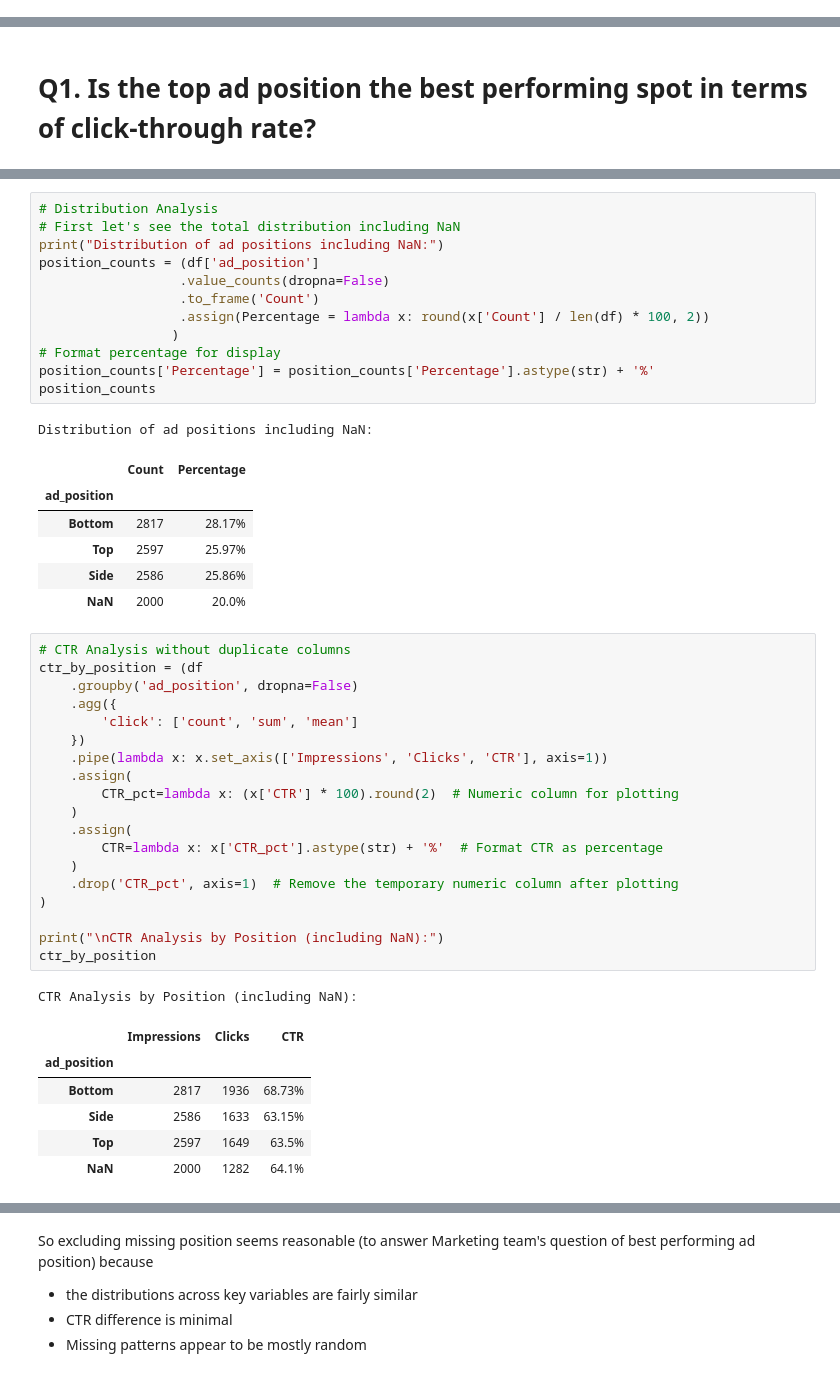
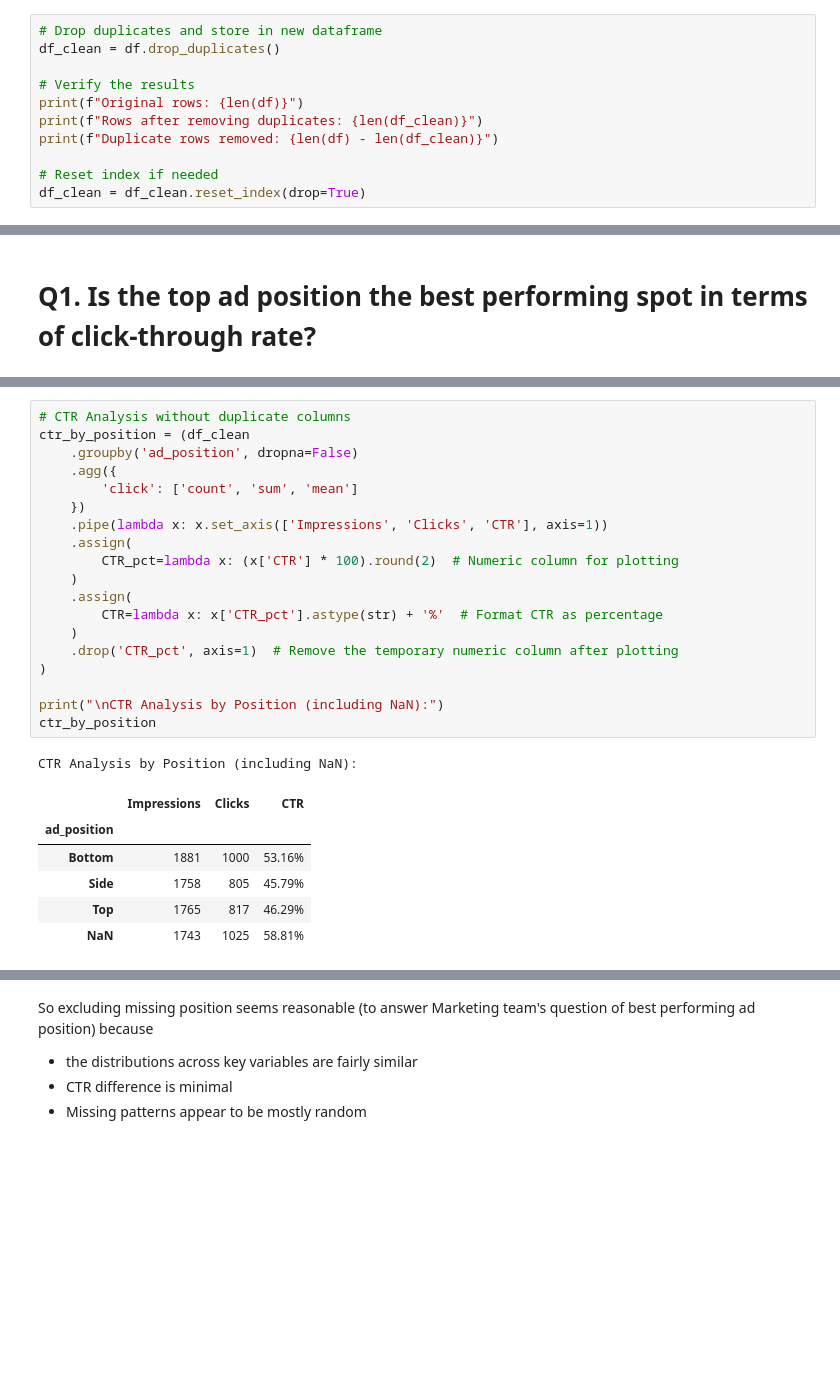
Before and after one commit to bebekim/kaggle-ad-prediction, a Jupyter notebook: mindset_challenge_alternative.ipynb, the cells around one changed output, grey strips where cells are left out. Saved outputs shown, nothing was run; the diff lists cells and outputs as text; blank space fills up the shorter version.

```diff
--- a/mindset_challenge_alternative.ipynb
+++ b/mindset_challenge_alternative.ipynb
@@ -0,0 +36,11 @@
+# %%
+# Drop duplicates and store in new dataframe
+df_clean = df.drop_duplicates()
+
+# Verify the results
+print(f"Original rows: {len(df)}")
+print(f"Rows after removing duplicates: {len(df_clean)}")
+print(f"Duplicate rows removed: {len(df) - len(df_clean)}")
+
+# Reset index if needed
+df_clean = df_clean.reset_index(drop=True)
@@ -24,50 +75,30 @@ df
-# %%
-# Distribution Analysis
-# First let's see the total distribution including NaN
-print("Distribution of ad positions including NaN:")
-position_counts = (df['ad_position']
-                  .value_counts(dropna=False)
-                  .to_frame('Count')
-                  .assign(Percentage = lambda x: round(x['Count'] / len(df) * 100, 2))
-                 )
-# Format percentage for display
-position_counts['Percentage'] = position_counts['Percentage'].astype(str) + '%'
-position_counts
-# %% [output]
-Distribution of ad positions including NaN:
-|  | Count | Percentage |
-| ad_position |  |  |
-| Bottom | 2817 | 28.17% |
-| Top | 2597 | 25.97% |
-| Side | 2586 | 25.86% |
-| NaN | 2000 | 20.0% |
 # %%
 # CTR Analysis without duplicate columns
-ctr_by_position = (df
+ctr_by_position = (df_clean
     .groupby('ad_position', dropna=False)
     .agg({
         'click': ['count', 'sum', 'mean']
     })
     .pipe(lambda x: x.set_axis(['Impressions', 'Clicks', 'CTR'], axis=1))
     .assign(
         CTR_pct=lambda x: (x['CTR'] * 100).round(2)  # Numeric column for plotting
     )
     .assign(
         CTR=lambda x: x['CTR_pct'].astype(str) + '%'  # Format CTR as percentage
     )
     .drop('CTR_pct', axis=1)  # Remove the temporary numeric column after plotting
 )
 
 print("\nCTR Analysis by Position (including NaN):")
 ctr_by_position
 # %% [output]
 CTR Analysis by Position (including NaN):
 |  | Impressions | Clicks | CTR |
 | ad_position |  |  |  |
-| Bottom | 2817 | 1936 | 68.73% |
-| Side | 2586 | 1633 | 63.15% |
-| Top | 2597 | 1649 | 63.5% |
-| NaN | 2000 | 1282 | 64.1% |
+| Bottom | 1881 | 1000 | 53.16% |
+| Side | 1758 | 805 | 45.79% |
+| Top | 1765 | 817 | 46.29% |
+| NaN | 1743 | 1025 | 58.81% |
 # %%
 import seaborn as sns
 import matplotlib.pyplot as plt
```
Also changed, not shown: parts of 11 cells of this notebook.
